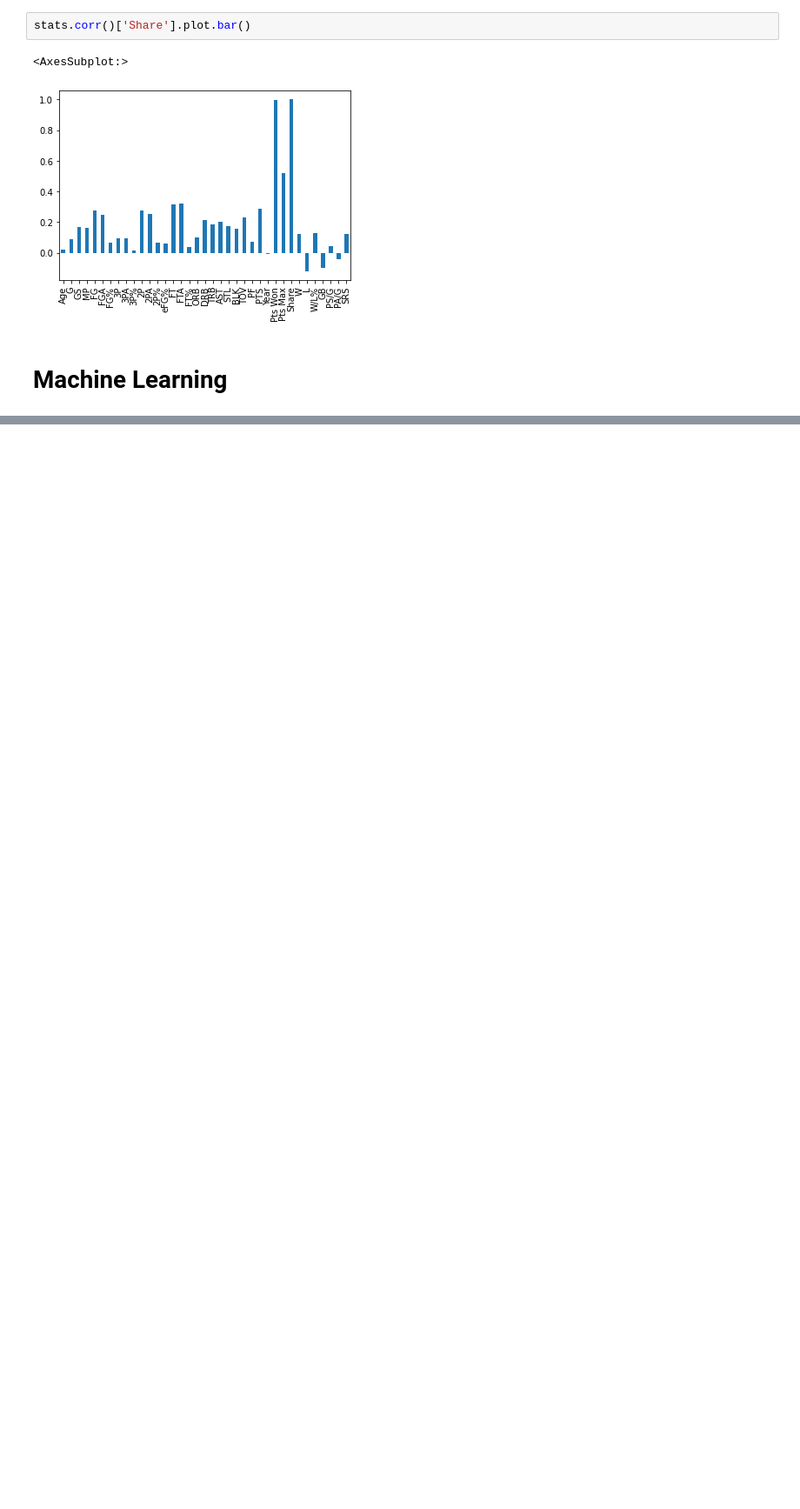
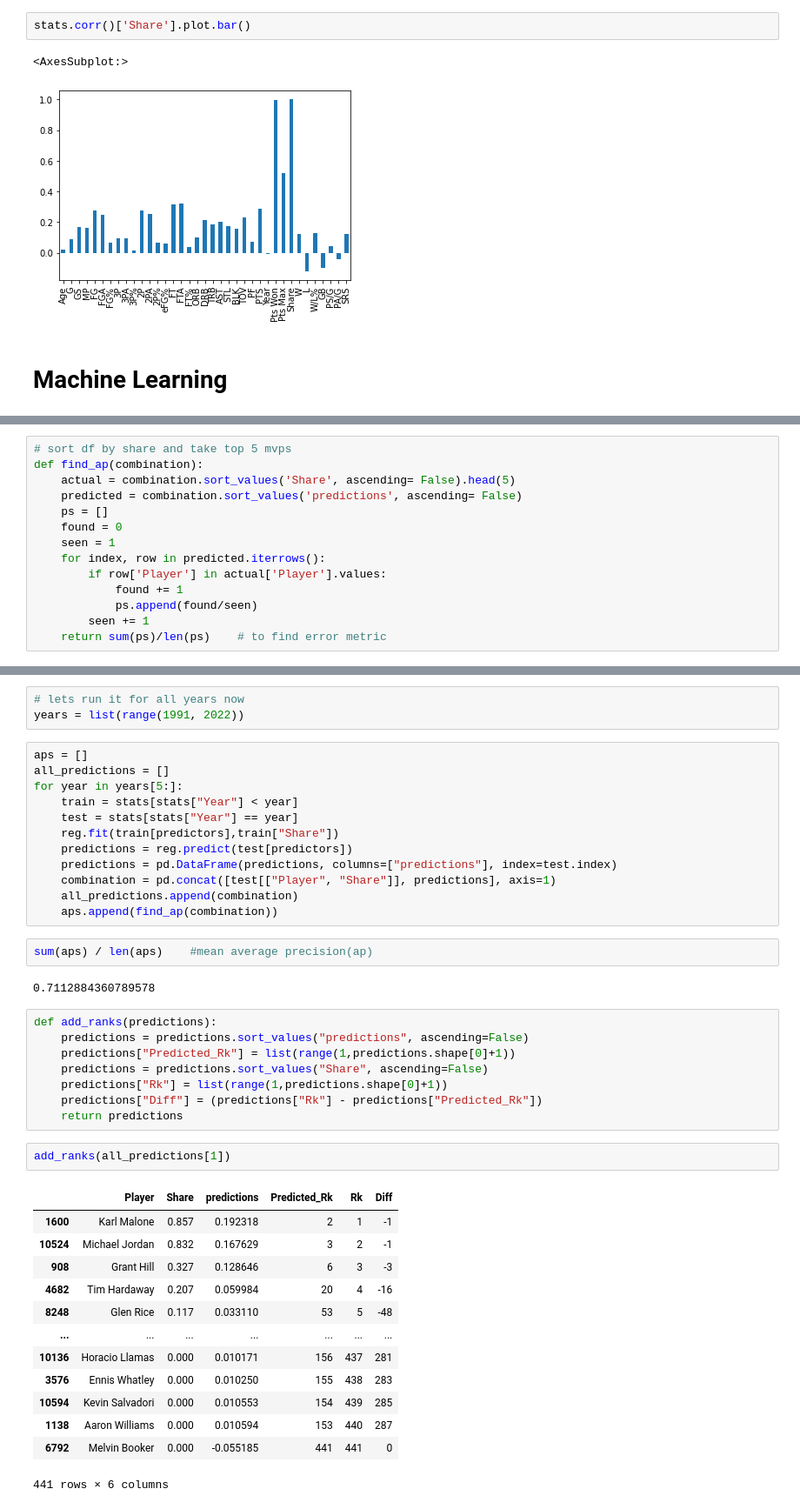
Before and after one commit to marttech26/mvp, a Jupyter notebook: cleaning_nba.ipynb, the cells around one changed output, grey strips where cells are left out. Shown at 87% size. Cells and saved outputs as stored; diff of their text form; blank space fills up the shorter version.

```diff
--- a/cleaning_nba.ipynb
+++ b/cleaning_nba.ipynb
@@ -592,0 +865,14 @@ stats.corr()['Share'].plot.bar()
+# %%
+# sort df by share and take top 5 mvps
+def find_ap(combination):
+    actual = combination.sort_values('Share', ascending= False).head(5)
+    predicted = combination.sort_values('predictions', ascending= False)
+    ps = []
+    found = 0
+    seen = 1
+    for index, row in predicted.iterrows():
+        if row['Player'] in actual['Player'].values:
+            found += 1
+            ps.append(found/seen)
+        seen += 1
+    return sum(ps)/len(ps)    # to find error metric
@@ -592,0 +885,43 @@ stats.corr()['Share'].plot.bar()
+# %%
+# lets run it for all years now
+years = list(range(1991, 2022))
+# %%
+aps = []
+all_predictions = []
+for year in years[5:]:
+    train = stats[stats["Year"] < year]
+    test = stats[stats["Year"] == year]
+    reg.fit(train[predictors],train["Share"])
+    predictions = reg.predict(test[predictors])
+    predictions = pd.DataFrame(predictions, columns=["predictions"], index=test.index)
+    combination = pd.concat([test[["Player", "Share"]], predictions], axis=1)
+    all_predictions.append(combination)
+    aps.append(find_ap(combination))
+# %%
+sum(aps) / len(aps)    #mean average precision(ap)
+# %% [output]
+0.7112884360789578
+# %%
+def add_ranks(predictions):
+    predictions = predictions.sort_values("predictions", ascending=False)
+    predictions["Predicted_Rk"] = list(range(1,predictions.shape[0]+1))
+    predictions = predictions.sort_values("Share", ascending=False)
+    predictions["Rk"] = list(range(1,predictions.shape[0]+1))
+    predictions["Diff"] = (predictions["Rk"] - predictions["Predicted_Rk"])
+    return predictions
+# %%
+add_ranks(all_predictions[1])
+# %% [output]
+|  | Player | Share | predictions | Predicted_Rk | Rk | Diff |
+| 1600 | Karl Malone | 0.857 | 0.192318 | 2 | 1 | -1 |
+| 10524 | Michael Jordan | 0.832 | 0.167629 | 3 | 2 | -1 |
+| 908 | Grant Hill | 0.327 | 0.128646 | 6 | 3 | -3 |
+| 4682 | Tim Hardaway | 0.207 | 0.059984 | 20 | 4 | -16 |
+| 8248 | Glen Rice | 0.117 | 0.033110 | 53 | 5 | -48 |
+| ... | ... | ... | ... | ... | ... | ... |
+| 10136 | Horacio Llamas | 0.000 | 0.010171 | 156 | 437 | 281 |
+| 3576 | Ennis Whatley | 0.000 | 0.010250 | 155 | 438 | 283 |
+| 10594 | Kevin Salvadori | 0.000 | 0.010553 | 154 | 439 | 285 |
+| 1138 | Aaron Williams | 0.000 | 0.010594 | 153 | 440 | 287 |
+| 6792 | Melvin Booker | 0.000 | -0.055185 | 441 | 441 | 0 |
+441 rows × 6 columns
```
Also changed, not shown: parts of 60 cells of this notebook.
